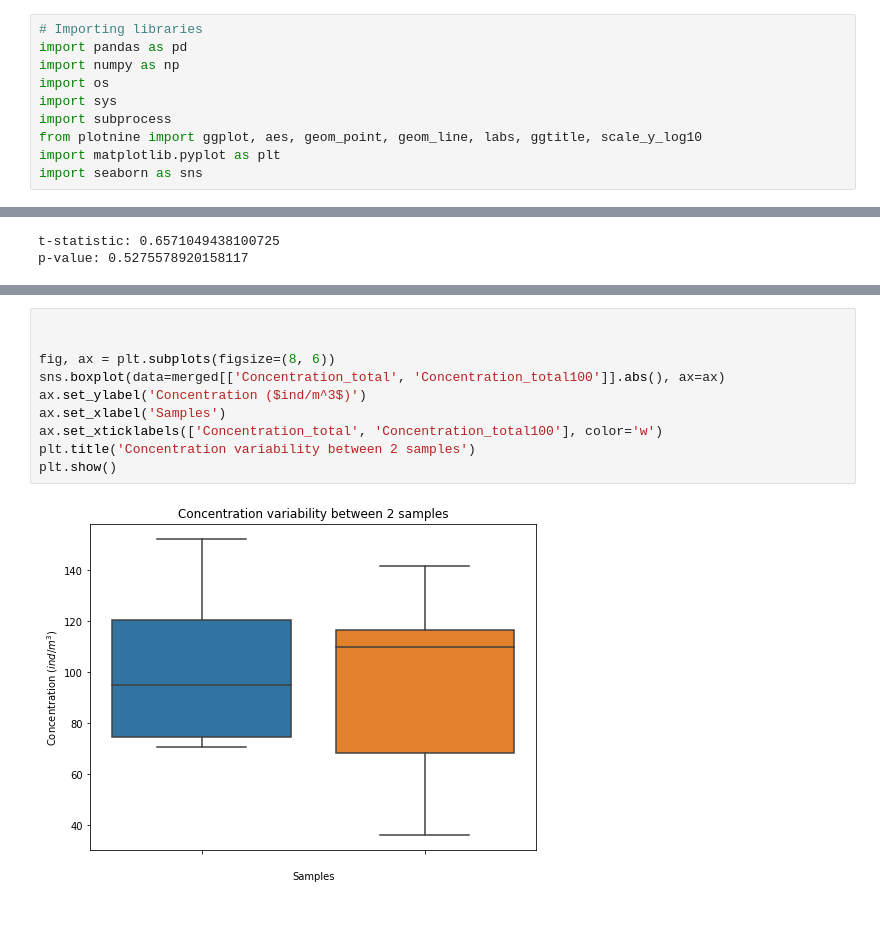
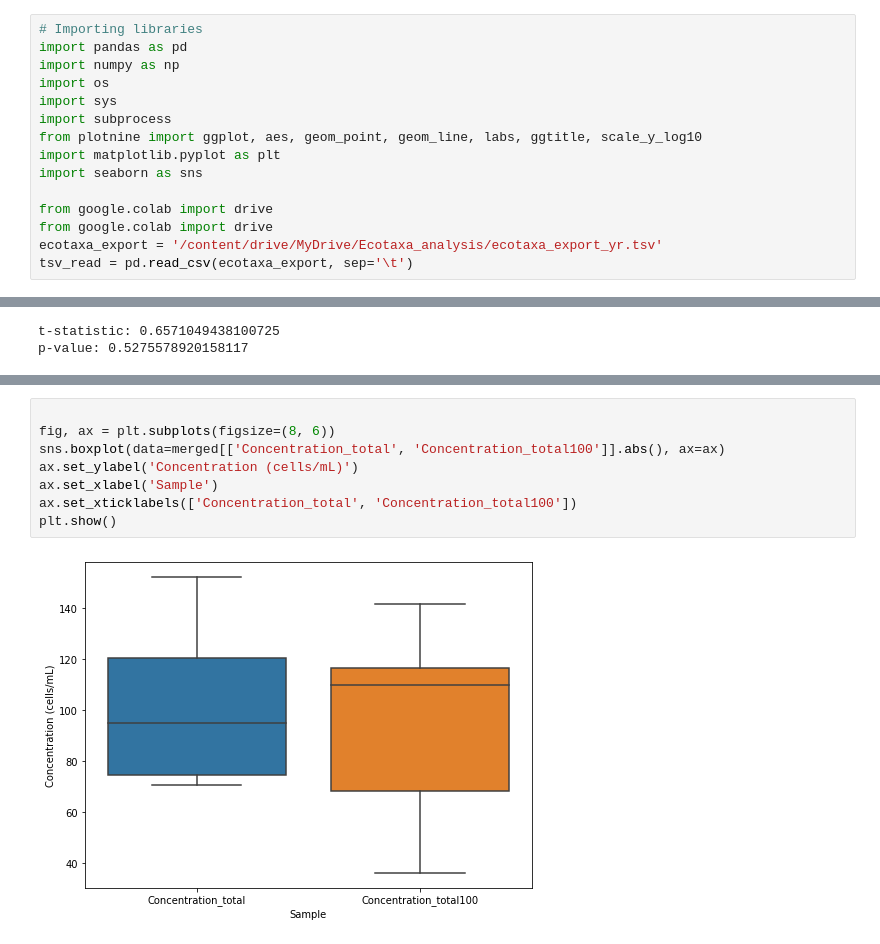
Before and after one commit to JerKeller/2022_Intro_Python, a Jupyter notebook: Variabilty_ecotaxa_analysis.ipynb, the cells around one changed output, grey strips where cells are left out. Saved outputs shown, nothing was run; the diff lists cells and outputs as text; blank space fills up the shorter version.

```diff
--- a/Variabilty_ecotaxa_analysis.ipynb
+++ b/Variabilty_ecotaxa_analysis.ipynb
@@ -12,3 +12,8 @@ import subprocess
 from plotnine import ggplot, aes, geom_point, geom_line, labs, ggtitle, scale_y_log10
 import matplotlib.pyplot as plt
 import seaborn as sns
+
+from google.colab import drive
+from google.colab import drive
+ecotaxa_export = '/content/drive/MyDrive/Ecotaxa_analysis/ecotaxa_export_yr.tsv'
+tsv_read = pd.read_csv(ecotaxa_export, sep='\t')
@@ -591,12 +581,10 @@ plt.show()
 # %%
-
 
 fig, ax = plt.subplots(figsize=(8, 6))
 sns.boxplot(data=merged[['Concentration_total', 'Concentration_total100']].abs(), ax=ax)
-ax.set_ylabel('Concentration ($ind/m^3$)')
-ax.set_xlabel('Samples')
-ax.set_xticklabels(['Concentration_total', 'Concentration_total100'], color='w')
-plt.title('Concentration variability between 2 samples')
+ax.set_ylabel('Concentration (cells/mL)')
+ax.set_xlabel('Sample')
+ax.set_xticklabels(['Concentration_total', 'Concentration_total100'])
 plt.show()
 # %% [output]
-[figure, old version]
+[figure, new version]
```
Also changed, not shown: parts of 16 cells of this notebook.
